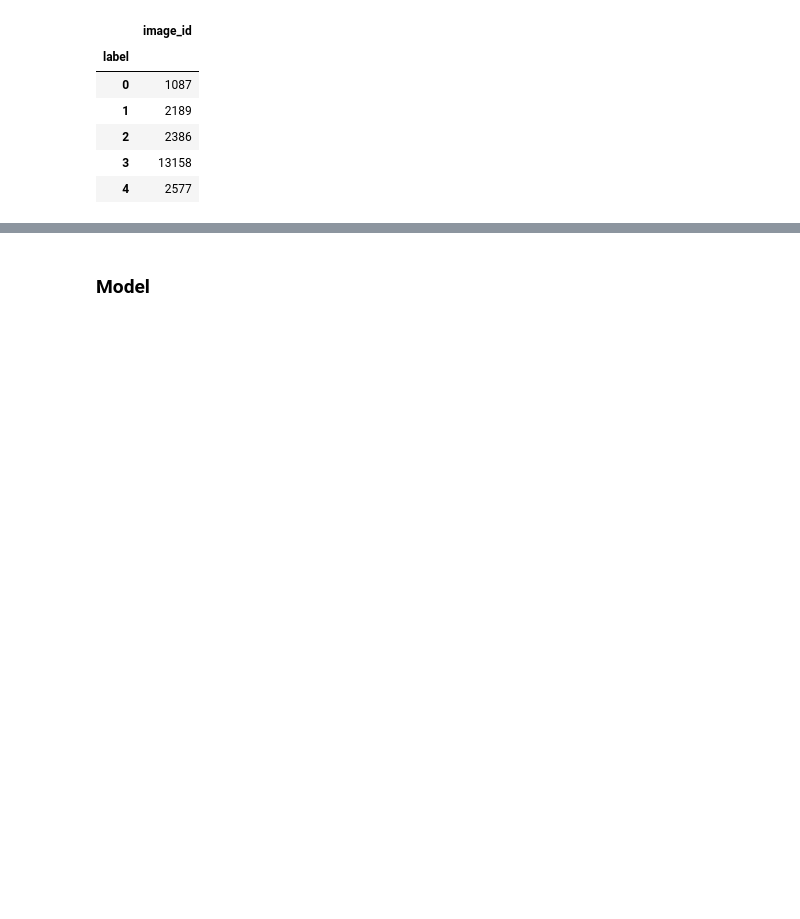
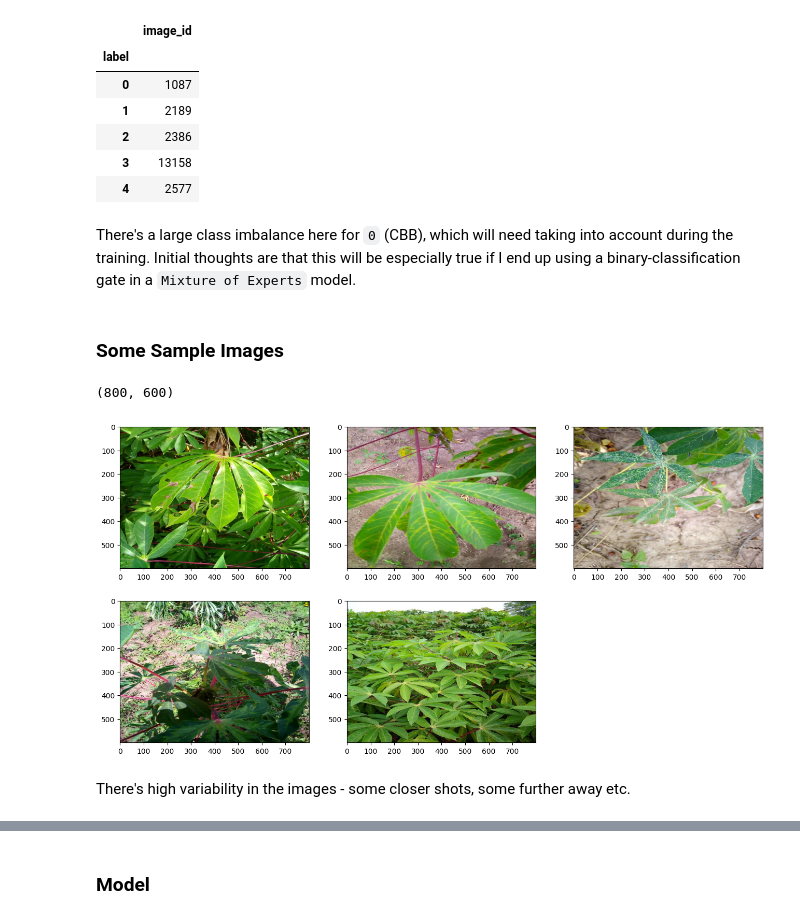
Before and after one commit to btsmith29/AMLS_II_assignment23_24, a Jupyter notebook: elec0135-assignment-cld.ipynb, the cells around one changed output, grey strips where cells are left out. Drawn from its saved outputs; the diff is of its cells as text; code cells hidden in the pictures; blank space fills up the shorter version.

```diff
--- a/elec0135-assignment-cld.ipynb
+++ b/elec0135-assignment-cld.ipynb
@@ -54,6 +68,33 @@ df_train.groupby(['label']).count()
 | 2 | 2386 |
 | 3 | 13158 |
 | 4 | 2577 |
+# %% [markdown]
+There's a large class imbalance here for `0` (CBB), which will need taking into account during the training.  Initial thoughts are that this will be especially true if I end up using a binary-classification gate in a `Mixture of Experts` model.
+# %% [markdown]
+### Some Sample Images
+# %%
+def get_image_path(image_id: str) -> Path:
+    return SOURCE_DATA / "train_images" / image_id
+# %%
+im = Image.open(get_image_path(df_train.loc[0, "image_id"]))
+print(im.size)
+# %% [output]
+(800, 600)
+# %%
+df_single_sample = df_train.groupby('label').apply(lambda x: x.sample(1), include_groups = False).reset_index()
+
+fig, axs = plt.subplots(2, 3, figsize=(16, 8))
+plt.axis('off')
+
+for index, row in df_single_sample.iterrows():
+    lab = row["label"]
+    image_id = row["image_id"]
+    a = plt.imread(get_image_path(image_id))
+    axs[int(index/3), index%3].imshow(a)
+# %% [output]
+[figure, added]
+# %% [markdown]
+There's high variability in the images - some closer shots, some further away etc.
 # %% [markdown]
 ## Data Processing
 
```
Also changed, not shown: parts of 25 cells of this notebook.
